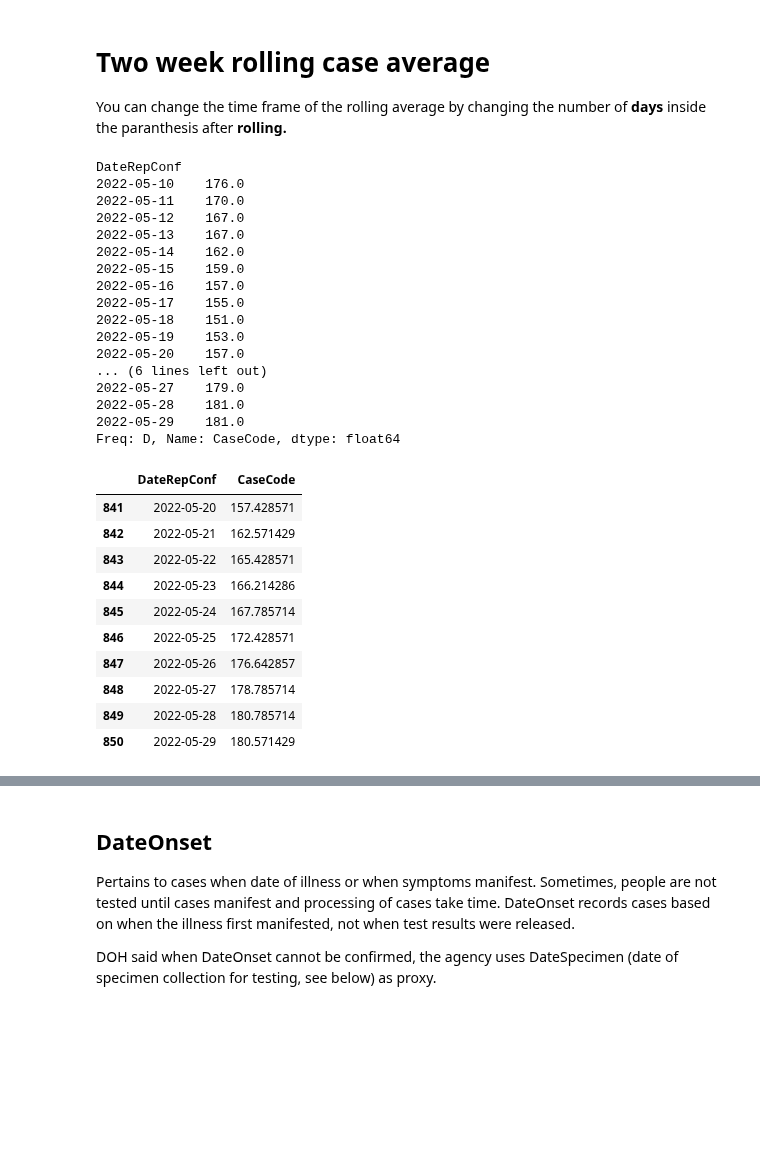
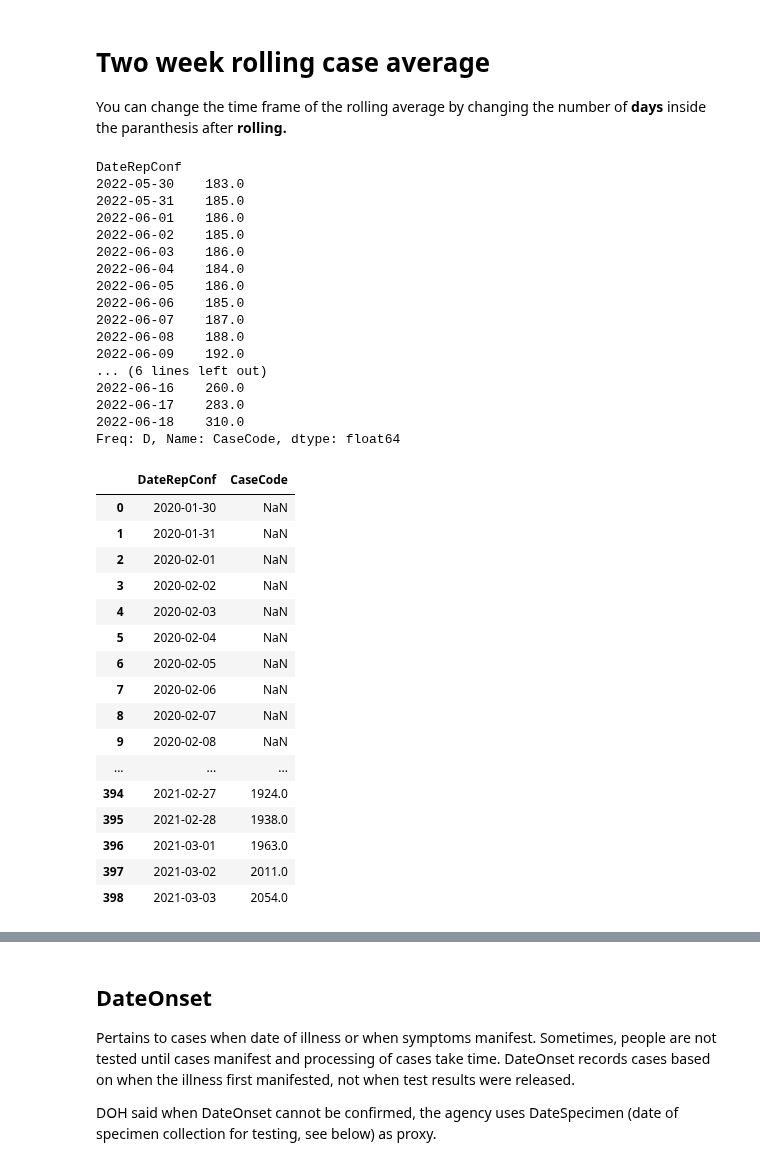
Before and after one commit to pmagtulis/covid-ph, a Jupyter notebook: covid-philippines.ipynb, the cells around one changed output, grey strips where cells are left out. Cells and saved outputs as stored; diff of their text form; code cells hidden in the pictures; blank space fills up the shorter version.

```diff
--- a/covid-philippines.ipynb
+++ b/covid-philippines.ipynb
@@ -17,7 +17,7 @@ from plotnine import *
 pd.set_option("display.max_columns", None)
 pd.set_option("display.max_rows", 1000)
 df = pd.concat(
-    map(pd.read_csv, ['DOH COVID Data Drop_ 20220528 - 04 Case Information_batch_0.csv', 'DOH COVID Data Drop_ 20220528 - 04 Case Information_batch_1.csv', 'DOH COVID Data Drop_ 20220528 - 04 Case Information_batch_2.csv', "DOH COVID Data Drop_ 20220528 - 04 Case Information_batch_3.csv"]), ignore_index=True)
+    map(pd.read_csv, ['DOH COVID Data Drop_ 20220618 - 04 Case Information_batch_0.csv', 'DOH COVID Data Drop_ 20220618 - 04 Case Information_batch_1.csv', 'DOH COVID Data Drop_ 20220618 - 04 Case Information_batch_2.csv', "DOH COVID Data Drop_ 20220618 - 04 Case Information_batch_3.csv"]), ignore_index=True)
 df
 # %% [output]
 |  | CaseCode | Age | AgeGroup | Sex | DateSpecimen | DateResultRelease | DateRepConf | DateDied | ... |
@@ -148,37 +148,44 @@ You can change the time frame of the rolling average by changing the number of *
 df.resample('D', on='DateRepConf').CaseCode.count().rolling(14).mean().round().tail(20)
 # %% [output]
 DateRepConf
-2022-05-10    176.0
-2022-05-11    170.0
-2022-05-12    167.0
-2022-05-13    167.0
-2022-05-14    162.0
-2022-05-15    159.0
-2022-05-16    157.0
-2022-05-17    155.0
-2022-05-18    151.0
-2022-05-19    153.0
-2022-05-20    157.0
+2022-05-30    183.0
+2022-05-31    185.0
+2022-06-01    186.0
+2022-06-02    185.0
+2022-06-03    186.0
+2022-06-04    184.0
+2022-06-05    186.0
+2022-06-06    185.0
+2022-06-07    187.0
+2022-06-08    188.0
+2022-06-09    192.0
 ... (6 lines left out)
-2022-05-27    179.0
-2022-05-28    181.0
-2022-05-29    181.0
+2022-06-16    260.0
+2022-06-17    283.0
+2022-06-18    310.0
 Freq: D, Name: CaseCode, dtype: float64
 # %%
 case_roll = df.resample('D', on='DateRepConf').CaseCode.count().rolling(14).mean().to_frame().reset_index()
-case_roll.tail(10)
+case_roll= case_roll.round(0)
+case_roll
 # %% [output]
 |  | DateRepConf | CaseCode |
-| 841 | 2022-05-20 | 157.428571 |
-| 842 | 2022-05-21 | 162.571429 |
-| 843 | 2022-05-22 | 165.428571 |
-| 844 | 2022-05-23 | 166.214286 |
-| 845 | 2022-05-24 | 167.785714 |
-| 846 | 2022-05-25 | 172.428571 |
-| 847 | 2022-05-26 | 176.642857 |
-| 848 | 2022-05-27 | 178.785714 |
-| 849 | 2022-05-28 | 180.785714 |
-| 850 | 2022-05-29 | 180.571429 |
+| 0 | 2020-01-30 | NaN |
+| 1 | 2020-01-31 | NaN |
+| 2 | 2020-02-01 | NaN |
+| 3 | 2020-02-02 | NaN |
+| 4 | 2020-02-03 | NaN |
+| 5 | 2020-02-04 | NaN |
+| 6 | 2020-02-05 | NaN |
+| 7 | 2020-02-06 | NaN |
+| 8 | 2020-02-07 | NaN |
+| 9 | 2020-02-08 | NaN |
+| ... | ... | ... |
+| 394 | 2021-02-27 | 1924.0 |
+| 395 | 2021-02-28 | 1938.0 |
+| 396 | 2021-03-01 | 1963.0 |
+| 397 | 2021-03-02 | 2011.0 |
+| 398 | 2021-03-03 | 2054.0 |
 # %%
 (
     ggplot(case_roll, aes('DateRepConf', 'CaseCode')) +
```
Also changed, not shown: parts of 44 cells of this notebook.
